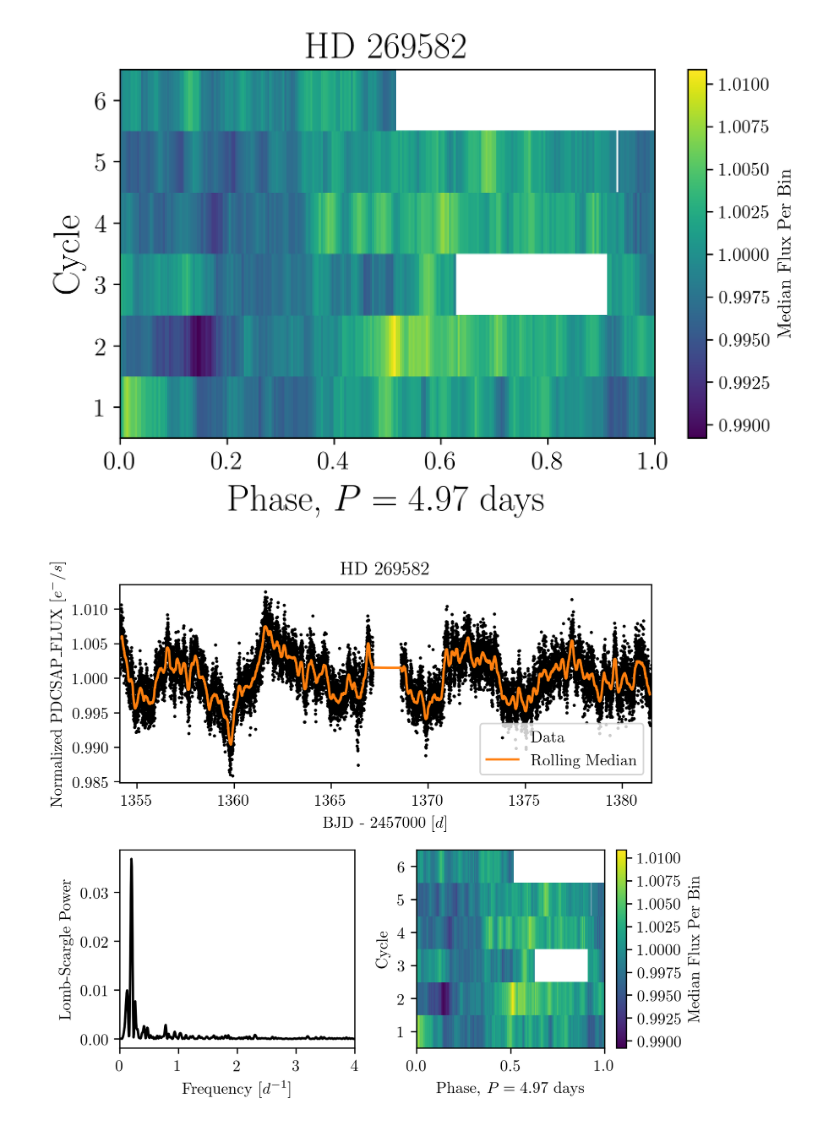
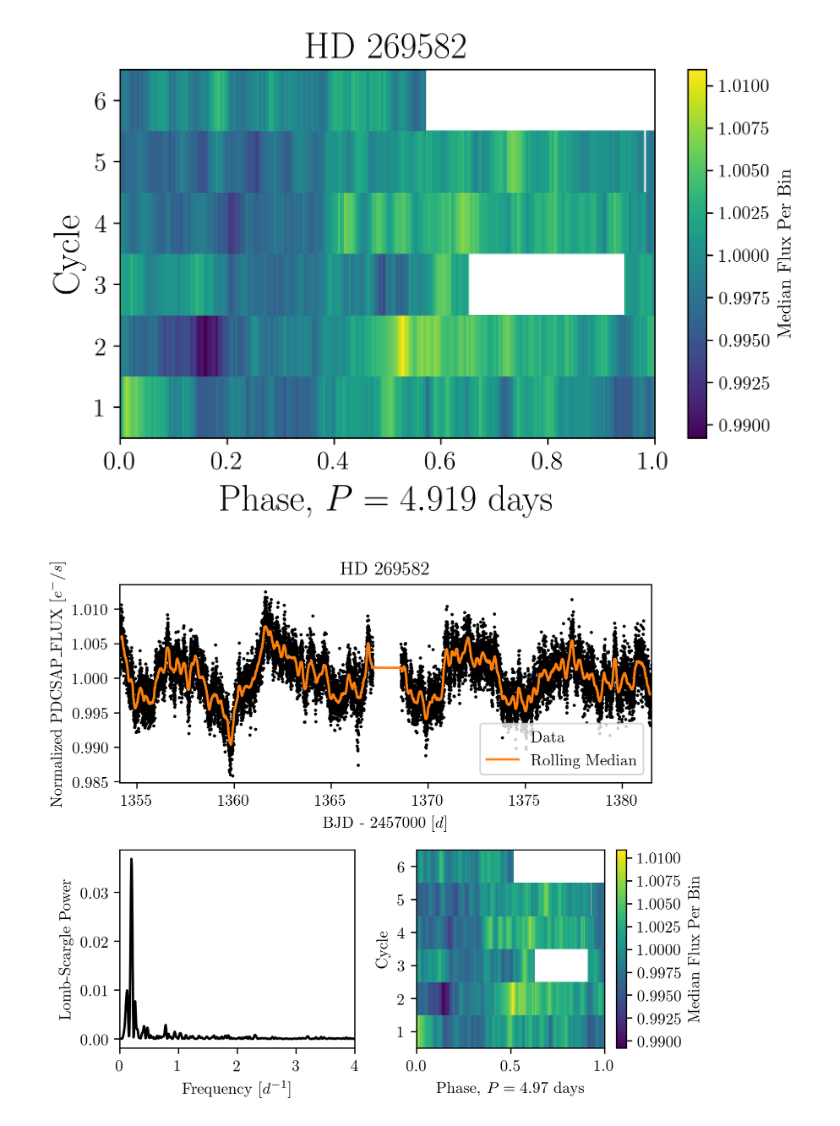
Before and after one commit to tzdwi/TESS, a Jupyter notebook: code/HD269582_LBV.ipynb, the cells around one changed output. Drawn from its saved outputs; the diff is of its cells as text; code cells hidden in the pictures.

```diff
--- a/code/HD269582_LBV.ipynb
+++ b/code/HD269582_LBV.ipynb
@@ -61,31 +80,34 @@ plt.savefig('../plots/HD269582_periodogram.pdf')
+# %%
+dom = 0.2032758787381713
 # %%
 fig = plt.figure(dpi=300)
-cycle = np.floor((lc['Time']-np.min(lc['Time']))*dom)
-phase = ((lc['Time']-np.min(lc['Time']))*dom) % 1
-flux = lc['NormFlux']
+lc, lc_smooth = lc_extract(get_lc_from_id(tid), smooth=128)
+time, flux = lc['Time'], lc['Flux']
+cycle = np.floor((time-np.min(time))*dom)
+phase = ((time-np.min(time))*dom) % 1
 ybins = len(np.unique(cycle))
 xbins = 250
 H, xedges, yedges, binnumber = stats.binned_statistic_2d(phase, cycle, flux, statistic='median', bins=(xbins,ybins))
 H = np.ma.masked_where(H==0, H) #masking where there was no data
 XX, YY = np.meshgrid(xedges, (ybins/(ybins-1))*yedges+0.5)
 colobj = plt.pcolormesh(XX,YY,H.T)
-plt.xlabel('Phase, $P = 4.97$ days')
+plt.xlabel('Phase, $P = 4.919$ days')
 plt.ylabel('Cycle')
 ax = plt.gca()
 plt.colorbar(colobj, ax=ax, label='Median Flux Per Bin')
 ax.xaxis.label.set_size(20)
 ax.yaxis.label.set_size(20)
 for tick in ax.xaxis.get_major_ticks():
     tick.label.set_fontsize(14)
 for tick in ax.yaxis.get_major_ticks():
     tick.label.set_fontsize(14)
 
 
 ax.set_title('HD 269582',fontsize=20)
 plt.tight_layout()
 plt.savefig('../plots/HD269582_dynamic.pdf')
 # %% [output]
-[figure, old version]
+[figure, new version]
 # %%
 #Let's make a figure for the Cycle 2 proposal:
 #Lightcurve
```
Also changed, not shown: parts of 7 cells of this notebook, 23 other files.
